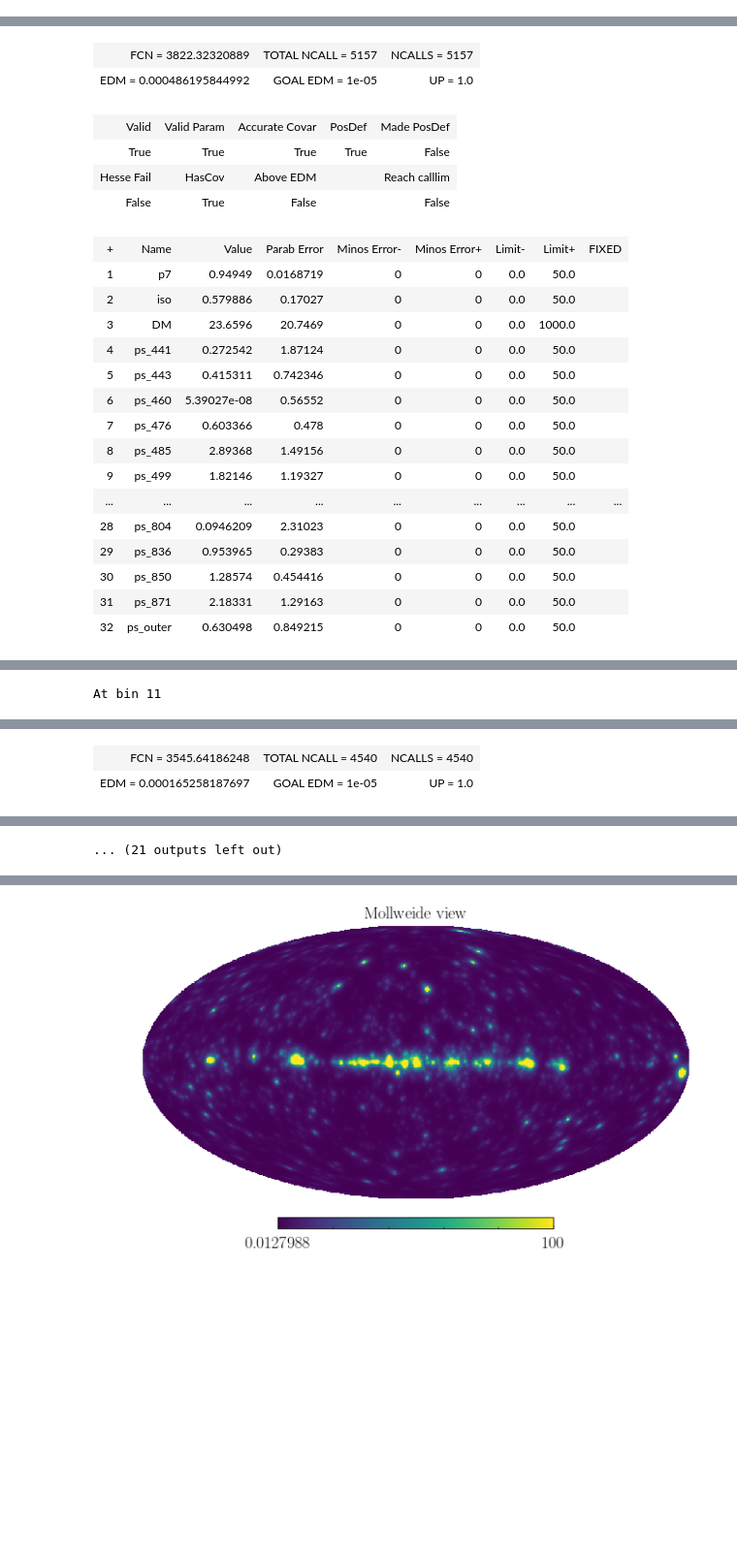
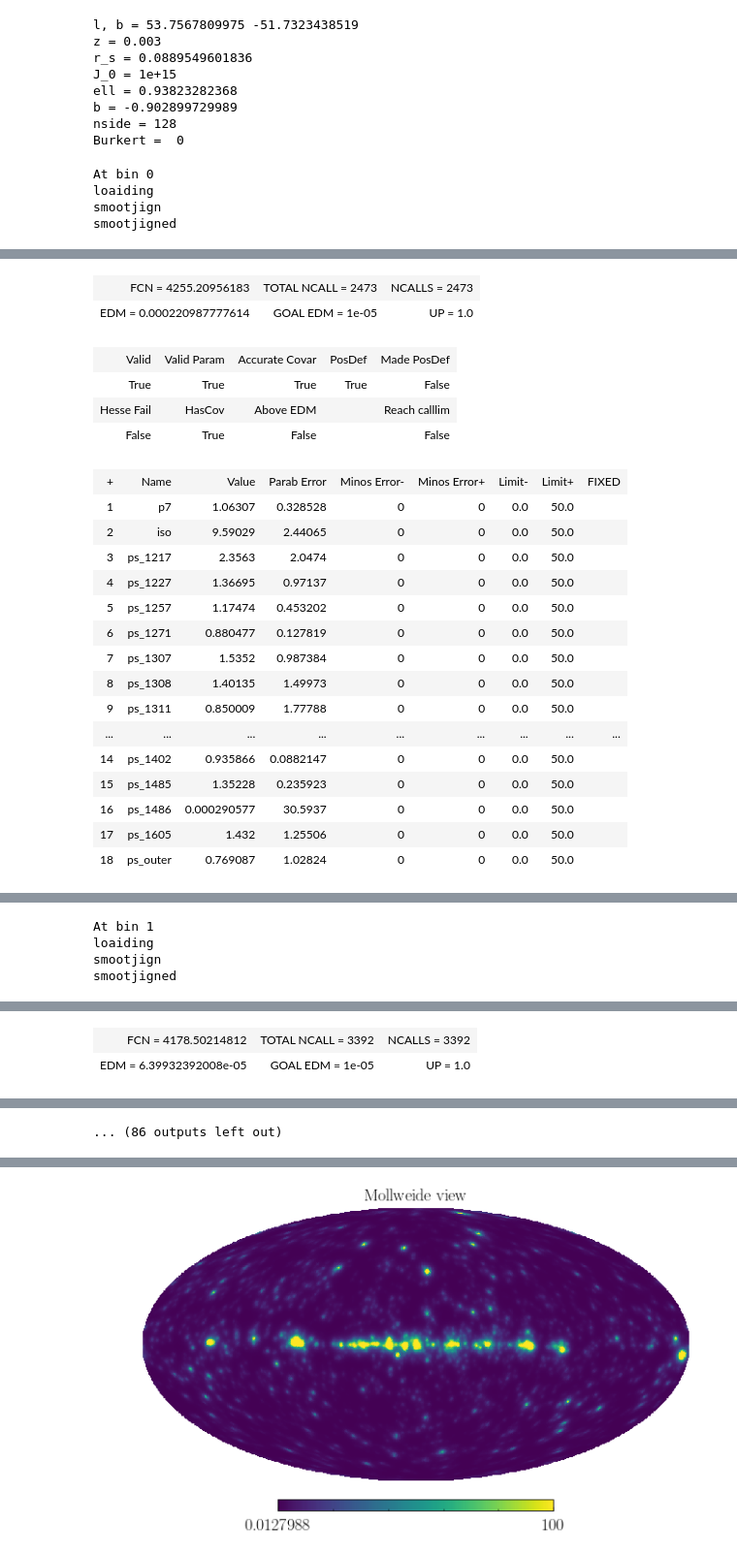
Before and after one commit to jeansom/DM-Catalog-Scan, a Jupyter notebook: Scan-Small-ROI/notebooks/debugging.ipynb, the cells around one changed output, grey strips where cells are left out. Shown at 97% size. Drawn from its saved outputs; the diff is of its cells as text; code cells hidden in the pictures; blank space fills up the shorter version.

```diff
--- a/Scan-Small-ROI/notebooks/debugging.ipynb
+++ b/Scan-Small-ROI/notebooks/debugging.ipynb
@@ -113,15 +124,17 @@ At bin 11
 sc =Scan(perform_scan=1,
     perform_postprocessing=0,
     imc=0,
-    iobj=9,
+    iobj=8,
     Asimov=0,
     float_ps_together=0,
     noJprof=0,
     floatDM=1,
     verbose=1,
-    emin=10,
+    emin=0,
      emax=15,
+    randlocs=1,
      load_dir='/tigress/bsafdi/github/NPTF-working/NPTF-ID-Catalog/SimpleScan/data/debugging_together//',
     save_dir='/tigress/bsafdi/github/NPTF-working/NPTF-ID-Catalog/SimpleScan/data/debugging_together///',
+    catalog_file='fake_cat_angext_v1.csv',
     mc_dm=-1)
 # %% [output]
@@ -129,31 +142,46 @@ At bin 10
+l, b = 53.7567809975 -51.7323438519
+z = 0.003
+r_s = 0.0889549601836
+J_0 = 1e+15
+ell = 0.93823282368
+b = -0.902899729989
+nside = 128
+Burkert =  0
+At bin 0
+loaiding
+smootjign
+smootjigned
 [interactive output not drawn]
-| FCN = 3822.32320889 | TOTAL NCALL = 5157 | NCALLS = 5157 |
-| EDM = 0.000486195844992 | GOAL EDM = 1e-05 | UP = 1.0 |
+| FCN = 4255.20956183 | TOTAL NCALL = 2473 | NCALLS = 2473 |
+| EDM = 0.000220987777614 | GOAL EDM = 1e-05 | UP = 1.0 |
 | Valid | Valid Param | Accurate Covar | PosDef | Made PosDef |
 | True | True | True | True | False |
 | Hesse Fail | HasCov | Above EDM |  | Reach calllim |
 | False | True | False |  | False |
 | + | Name | Value | Parab Error | Minos Error- | Minos Error+ | Limit- | Limit+ | FIXED |
-| 1 | p7 | 0.94949 | 0.0168719 | 0 | 0 | 0.0 | 50.0 |  |
-| 2 | iso | 0.579886 | 0.17027 | 0 | 0 | 0.0 | 50.0 |  |
-| 3 | DM | 23.6596 | 20.7469 | 0 | 0 | 0.0 | 1000.0 |  |
-| 4 | ps_441 | 0.272542 | 1.87124 | 0 | 0 | 0.0 | 50.0 |  |
-| 5 | ps_443 | 0.415311 | 0.742346 | 0 | 0 | 0.0 | 50.0 |  |
-| 6 | ps_460 | 5.39027e-08 | 0.56552 | 0 | 0 | 0.0 | 50.0 |  |
-| 7 | ps_476 | 0.603366 | 0.478 | 0 | 0 | 0.0 | 50.0 |  |
-| 8 | ps_485 | 2.89368 | 1.49156 | 0 | 0 | 0.0 | 50.0 |  |
-| 9 | ps_499 | 1.82146 | 1.19327 | 0 | 0 | 0.0 | 50.0 |  |
+| 1 | p7 | 1.06307 | 0.328528 | 0 | 0 | 0.0 | 50.0 |  |
+| 2 | iso | 9.59029 | 2.44065 | 0 | 0 | 0.0 | 50.0 |  |
+| 3 | ps_1217 | 2.3563 | 2.0474 | 0 | 0 | 0.0 | 50.0 |  |
+| 4 | ps_1227 | 1.36695 | 0.97137 | 0 | 0 | 0.0 | 50.0 |  |
+| 5 | ps_1257 | 1.17474 | 0.453202 | 0 | 0 | 0.0 | 50.0 |  |
+| 6 | ps_1271 | 0.880477 | 0.127819 | 0 | 0 | 0.0 | 50.0 |  |
+| 7 | ps_1307 | 1.5352 | 0.987384 | 0 | 0 | 0.0 | 50.0 |  |
+| 8 | ps_1308 | 1.40135 | 1.49973 | 0 | 0 | 0.0 | 50.0 |  |
+| 9 | ps_1311 | 0.850009 | 1.77788 | 0 | 0 | 0.0 | 50.0 |  |
 | ... | ... | ... | ... | ... | ... | ... | ... | ... |
-| 28 | ps_804 | 0.0946209 | 2.31023 | 0 | 0 | 0.0 | 50.0 |  |
-| 29 | ps_836 | 0.953965 | 0.29383 | 0 | 0 | 0.0 | 50.0 |  |
-| 30 | ps_850 | 1.28574 | 0.454416 | 0 | 0 | 0.0 | 50.0 |  |
-| 31 | ps_871 | 2.18331 | 1.29163 | 0 | 0 | 0.0 | 50.0 |  |
-| 32 | ps_outer | 0.630498 | 0.849215 | 0 | 0 | 0.0 | 50.0 |  |
+| 14 | ps_1402 | 0.935866 | 0.0882147 | 0 | 0 | 0.0 | 50.0 |  |
+| 15 | ps_1485 | 1.35228 | 0.235923 | 0 | 0 | 0.0 | 50.0 |  |
+| 16 | ps_1486 | 0.000290577 | 30.5937 | 0 | 0 | 0.0 | 50.0 |  |
+| 17 | ps_1605 | 1.432 | 1.25506 | 0 | 0 | 0.0 | 50.0 |  |
+| 18 | ps_outer | 0.769087 | 1.02824 | 0 | 0 | 0.0 | 50.0 |  |
 [interactive output not drawn]
-At bin 11
+At bin 1
+loaiding
+smootjign
+smootjigned
 [interactive output not drawn]
-| FCN = 3545.64186248 | TOTAL NCALL = 4540 | NCALLS = 4540 |
-| EDM = 0.000165258187697 | GOAL EDM = 1e-05 | UP = 1.0 |
+| FCN = 4178.50214812 | TOTAL NCALL = 3392 | NCALLS = 3392 |
+| EDM = 6.39932392008e-05 | GOAL EDM = 1e-05 | UP = 1.0 |
 | Valid | Valid Param | Accurate Covar | PosDef | Made PosDef |
 | True | True | True | True | False |
 | Hesse Fail | HasCov | Above EDM |  | Reach calllim |
@@ -178,4 +189,4 @@ At bin 11
-... (21 outputs left out)
+... (86 outputs left out)
 # %%
 sc =Scan(perform_scan=1,
     perform_postprocessing=0,
```
Also changed, not shown: parts of 4 cells of this notebook, 6 other files.
